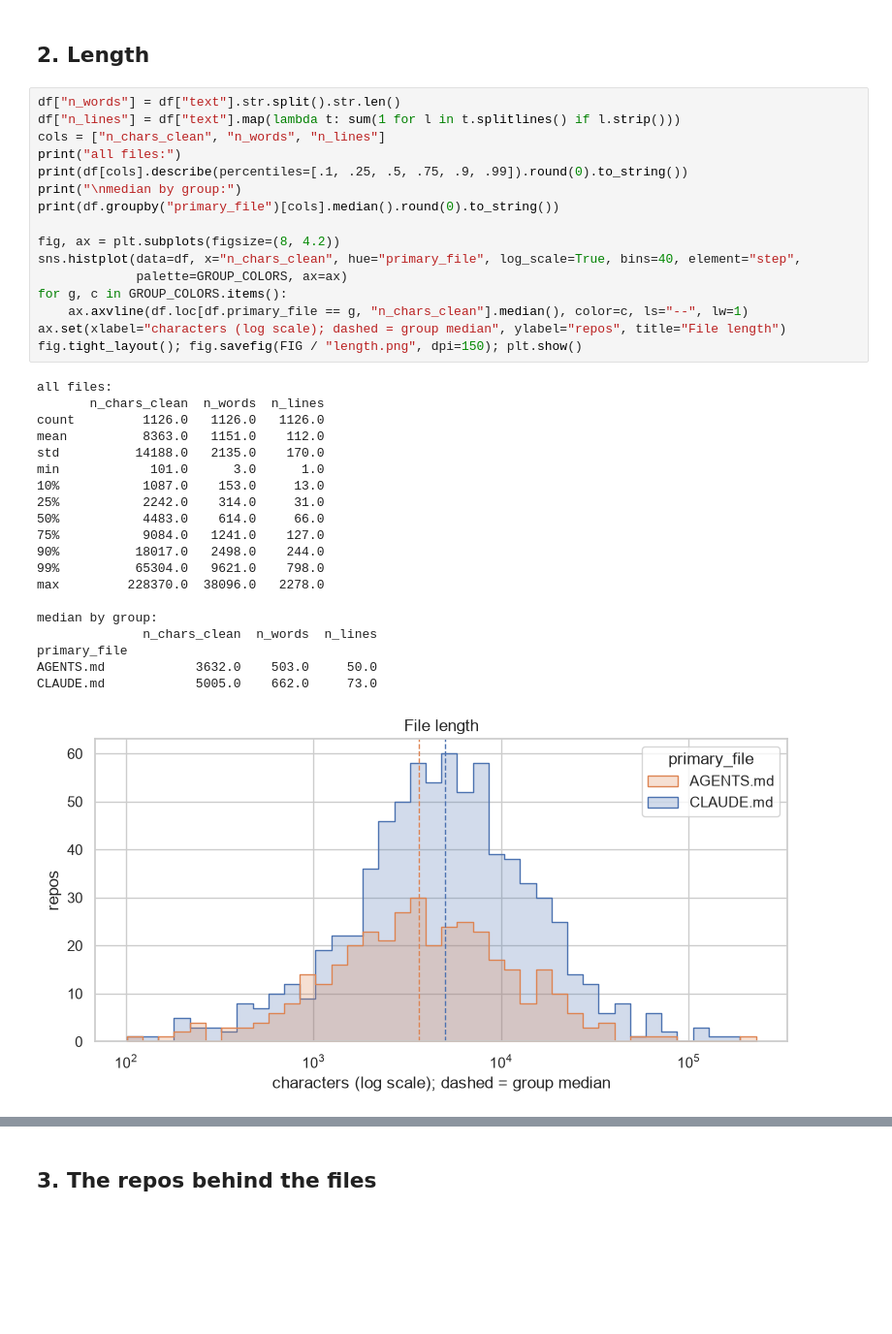
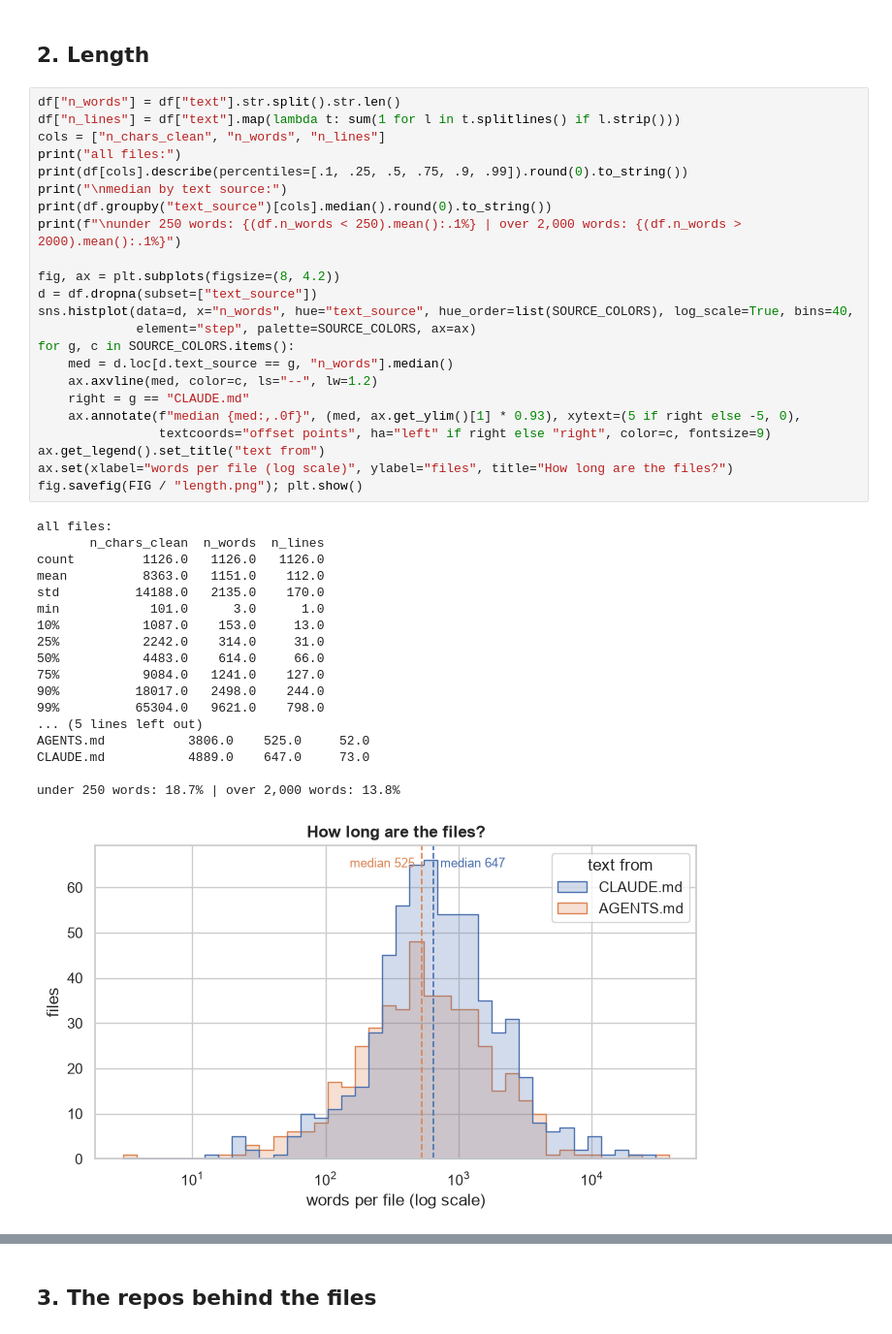
Before and after one commit to TheArnavBatra/claude-md-study, a Jupyter notebook: 03_descriptive.ipynb, the cells around one changed output, grey strips where cells are left out. Shown at 97% size. Saved outputs shown, nothing was run; the diff lists cells and outputs as text; blank space fills up the shorter version.

```diff
--- a/03_descriptive.ipynb
+++ b/03_descriptive.ipynb
@@ -59,37 +115,42 @@ redirects (CLAUDE.md pointing to AGENTS.md): 10.3% | both files present: 28.5%
 # %%
 df["n_words"] = df["text"].str.split().str.len()
 df["n_lines"] = df["text"].map(lambda t: sum(1 for l in t.splitlines() if l.strip()))
 cols = ["n_chars_clean", "n_words", "n_lines"]
 print("all files:")
 print(df[cols].describe(percentiles=[.1, .25, .5, .75, .9, .99]).round(0).to_string())
-print("\nmedian by group:")
-print(df.groupby("primary_file")[cols].median().round(0).to_string())
+print("\nmedian by text source:")
+print(df.groupby("text_source")[cols].median().round(0).to_string())
+print(f"\nunder 250 words: {(df.n_words < 250).mean():.1%} | over 2,000 words: {(df.n_words > 2000).mean():.1%}")
 
 fig, ax = plt.subplots(figsize=(8, 4.2))
-sns.histplot(data=df, x="n_chars_clean", hue="primary_file", log_scale=True, bins=40, element="step",
-             palette=GROUP_COLORS, ax=ax)
-for g, c in GROUP_COLORS.items():
-    ax.axvline(df.loc[df.primary_file == g, "n_chars_clean"].median(), color=c, ls="--", lw=1)
-ax.set(xlabel="characters (log scale); dashed = group median", ylabel="repos", title="File length")
-fig.tight_layout(); fig.savefig(FIG / "length.png", dpi=150); plt.show()
+d = df.dropna(subset=["text_source"])
+sns.histplot(data=d, x="n_words", hue="text_source", hue_order=list(SOURCE_COLORS), log_scale=True, bins=40,
+             element="step", palette=SOURCE_COLORS, ax=ax)
+for g, c in SOURCE_COLORS.items():
+    med = d.loc[d.text_source == g, "n_words"].median()
+    ax.axvline(med, color=c, ls="--", lw=1.2)
+    right = g == "CLAUDE.md"
+    ax.annotate(f"median {med:,.0f}", (med, ax.get_ylim()[1] * 0.93), xytext=(5 if right else -5, 0),
+                textcoords="offset points", ha="left" if right else "right", color=c, fontsize=9)
+ax.get_legend().set_title("text from")
+ax.set(xlabel="words per file (log scale)", ylabel="files", title="How long are the files?")
+fig.savefig(FIG / "length.png"); plt.show()
 # %% [output]
 all files:
        n_chars_clean  n_words  n_lines
 count         1126.0   1126.0   1126.0
 mean          8363.0   1151.0    112.0
 std          14188.0   2135.0    170.0
 min            101.0      3.0      1.0
 10%           1087.0    153.0     13.0
 25%           2242.0    314.0     31.0
 50%           4483.0    614.0     66.0
 75%           9084.0   1241.0    127.0
 90%          18017.0   2498.0    244.0
 99%          65304.0   9621.0    798.0
-max         228370.0  38096.0   2278.0
+... (5 lines left out)
+AGENTS.md           3806.0    525.0     52.0
+CLAUDE.md           4889.0    647.0     73.0
 
-median by group:
-              n_chars_clean  n_words  n_lines
-primary_file
-AGENTS.md            3632.0    503.0     50.0
-CLAUDE.md            5005.0    662.0     73.0
+under 250 words: 18.7% | over 2,000 words: 13.8%
-[figure, old version]
+[figure, new version]
```
Also changed, not shown: parts of 61 cells of this notebook, 14 other files.
